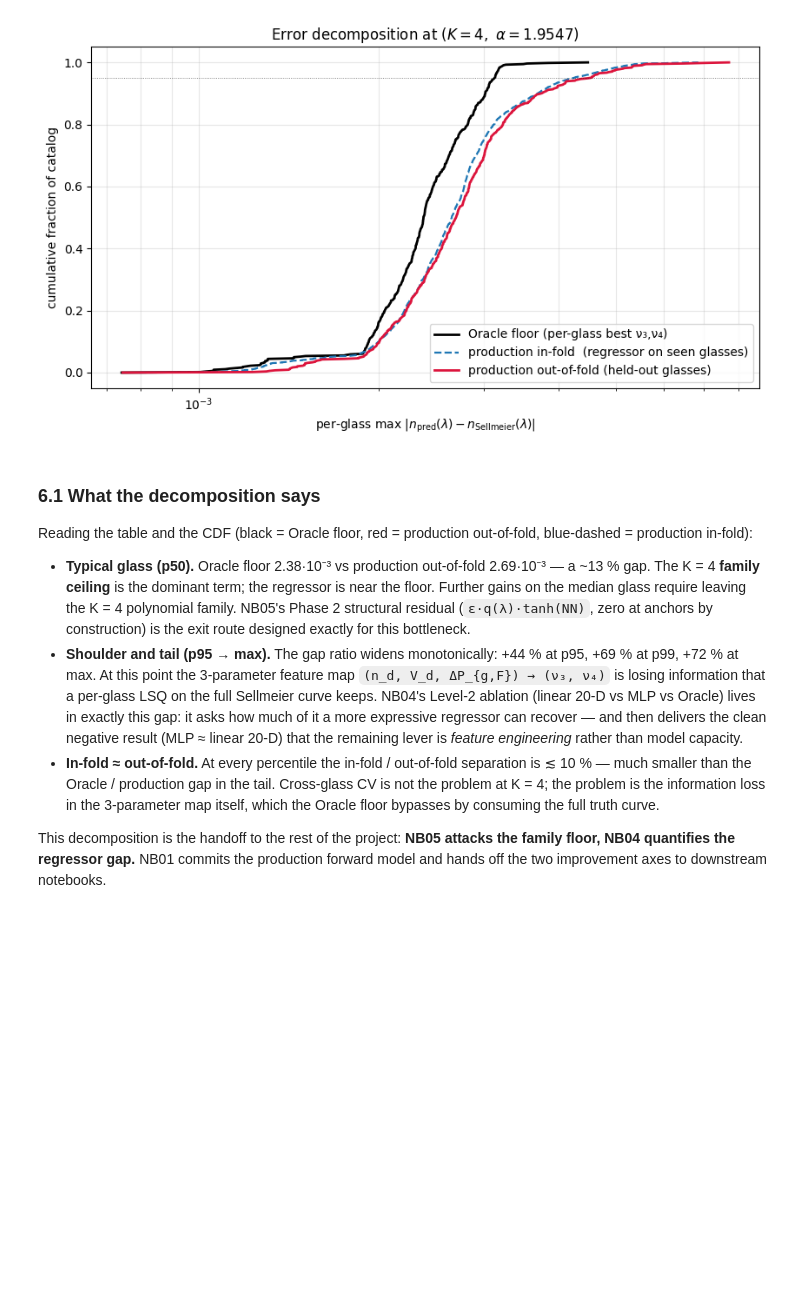
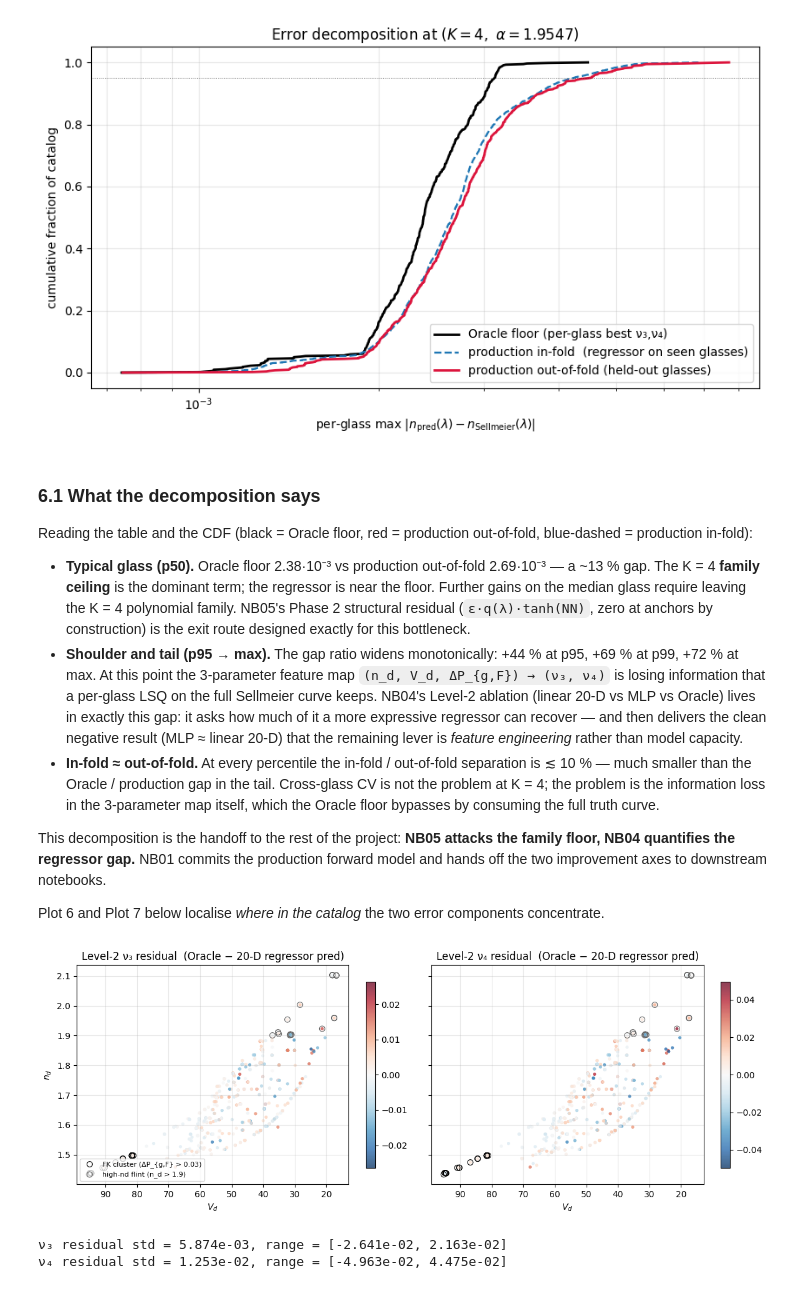
Before and after one commit to Leyangf/dispersion-lab, a Jupyter notebook: notebooks/01_model_glass_buchdahl.ipynb, the cells around one changed output. Cells and saved outputs as stored; diff of their text form; code cells hidden in the pictures; blank space fills up the shorter version.

```diff
--- a/notebooks/01_model_glass_buchdahl.ipynb
+++ b/notebooks/01_model_glass_buchdahl.ipynb
@@ -387,7 +465,7 @@ Coarse sweep: 7×21 = 147 (K, α) points  in 0.7 s
 # %%
 # Plot 1 — a first look under p95 aggregation (placeholder; 3.2 shows it's not enough)
 fig, ax = plt.subplots(figsize=(8.5, 5.5))
-colors = plt.cm.viridis(np.linspace(0, 0.9, len(K_GRID)))
+colors = plt.get_cmap("viridis")(np.linspace(0, 0.9, len(K_GRID)))
 for c, K in zip(colors, K_GRID):
     ys = [np.percentile(results[(K, float(a))]["hold_max"], 95)
           for a in ALPHA_COARSE]
@@ -489,7 +567,6 @@ For K = 4, run Test B at each aggregation's α\* and compare:
 # %%
 # Bring in the cross-glass CV helper
 from dispersionlab.buchdahl import SCHOTT_NORMAL_A, SCHOTT_NORMAL_B
-from dispersionlab.sweep import build_anchor_matrices
 
 
 def test_b_cv(catalog, K, alpha, n_folds=5, seed=0):
@@ -513,7 +590,8 @@ def test_b_cv(catalog, K, alpha, n_folds=5, seed=0):
     nxt = cid.max() + 1
     for i, c in enumerate(cid):
         if c == -1:
-            cid[i] = nxt; nxt += 1
+            cid[i] = nxt
+            nxt += 1
     uniq = np.unique(cid)
     rng = np.random.default_rng(seed)
     perm = rng.permutation(uniq)
@@ -1107,3 +1187,64 @@ This decomposition is the handoff to the rest of the project:
 **NB05 attacks the family floor, NB04 quantifies the regressor
 gap.** NB01 commits the production forward model and hands off the
 two improvement axes to downstream notebooks.
+
+Plot 6 and Plot 7 below localise *where in the catalog* the two
+error components concentrate.
+# %%
+# Plot 6 — Level-2 coefficient residuals, not direct optical error
+# The production regressor predicts (ν₃, ν₄) linearly from the 20-D
+# feature map of (n_d, V_d, ΔP_{g,F}). Scatter of (Oracle ν − predicted ν)
+# over the catalog reveals which corners the 3-parameter map struggles to
+# reproduce. These coefficient residuals only matter insofar as they
+# propagate to off-anchor reconstruction error (Plot 7).
+reg = np.load("../data/regression_buchdahl_anchor_nu34_20dim_opt.npy")  # (20, 2)
+
+# Full-catalog feature matrix (uses catalog arrays already in scope)
+Phi_all = np.array([
+    feature_vec_20(catalog["nd"][i], catalog["vd"][i], catalog["dPgF"][i])
+    for i in range(len(catalog["nd"]))
+])
+nu_high_oracle = nu_oracle[:, 2:]            # (N, 2)
+nu_high_pred   = Phi_all @ reg               # (N, 2)
+resid_nu       = nu_high_oracle - nu_high_pred   # (N, 2)
+
+def _sym_lim(a):
+    m = float(np.max(np.abs(a)))
+    return (-m, m)
+
+fig, axes = plt.subplots(1, 2, figsize=(12, 4.5), sharey=True)
+for k, (ax, col) in enumerate(zip(axes, ["ν₃ residual", "ν₄ residual"])):
+    vlim = _sym_lim(resid_nu[:, k])
+    sc = ax.scatter(
+        catalog["vd"], catalog["nd"],
+        c=resid_nu[:, k], cmap="RdBu_r",
+        vmin=vlim[0], vmax=vlim[1],
+        s=14, alpha=0.75, edgecolors="none",
+    )
+    fk_mask = catalog["dPgF"] > 0.03
+    flint_mask = catalog["nd"] > 1.9
+    ax.scatter(catalog["vd"][fk_mask], catalog["nd"][fk_mask],
+               s=40, facecolors="none", edgecolors="black", lw=0.8,
+               label="FK cluster (ΔP_{g,F} > 0.03)")
+    ax.scatter(catalog["vd"][flint_mask], catalog["nd"][flint_mask],
+               s=40, facecolors="none", edgecolors="dimgray", lw=0.8,
+               label="high-nd flint (n_d > 1.9)")
+    ax.set_xlabel(r"$V_d$")
+    ax.invert_xaxis()
+    if k == 0:
+        ax.set_ylabel(r"$n_d$")
+    ax.set_title(f"Level-2 {col}  (Oracle − 20-D regressor pred)")
+    ax.grid(alpha=0.3)
+    plt.colorbar(sc, ax=ax, shrink=0.85)
+axes[0].legend(fontsize=8, loc="lower left")
+plt.tight_layout()
+plt.show()
+
+print(f"ν₃ residual std = {resid_nu[:, 0].std():.3e}, "
+      f"range = [{resid_nu[:, 0].min():.3e}, {resid_nu[:, 0].max():.3e}]")
+print(f"ν₄ residual std = {resid_nu[:, 1].std():.3e}, "
+      f"range = [{resid_nu[:, 1].min():.3e}, {resid_nu[:, 1].max():.3e}]")
+# %% [output]
+[figure, added]
+ν₃ residual std = 5.874e-03, range = [-2.641e-02, 2.163e-02]
+ν₄ residual std = 1.253e-02, range = [-4.963e-02, 4.475e-02]
```
Also changed, not shown: parts of 20 cells of this notebook, 23 other files.
